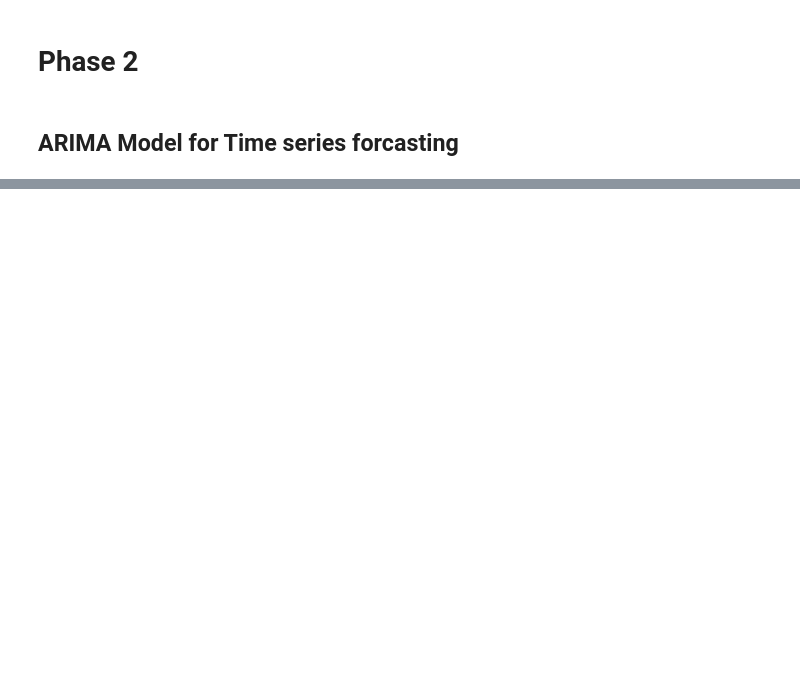
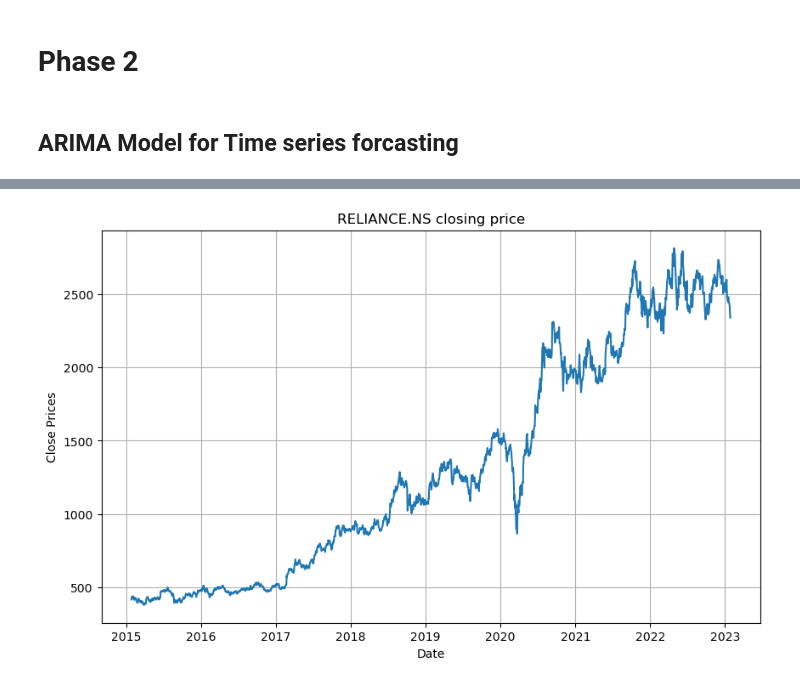
Before and after one commit to ashwinkey04/pred-backend, a Jupyter notebook: fyp_phase_1.ipynb, the cells around one changed output, grey strips where cells are left out. Drawn from its saved outputs; the diff is of its cells as text; code cells hidden in the pictures; blank space fills up the shorter version.

```diff
--- a/fyp_phase_1.ipynb
+++ b/fyp_phase_1.ipynb
@@ -135,8 +145,10 @@ pd.set_option('display.max_rows', 500)
+# %%
+# company symbol and name
+company_symbol="RELIANCE.NS"
+company_name="Reliance"
 # %%
-# company symbol and name
-company_symbol="RELIANCE.NS"
 
-#initialise today date
+#Initialise today date
 today = str(date.today())
 yesterday = str(date.today()- timedelta(days = 1))
 
@@ -147,23 +159,23 @@ news_inserted=False
 mediastack_api_token = "9f774391108184659c6eecd8dfdcd269"
 
 # input file paths
-stock_history_file_path='./input/reliance_stock_history.csv'
-news_file_path='./input/reliance_news.json'
-news_sentiment_file_path='./input/reliance_news_sentiment.csv'
+stock_history_file_path='./input/{}_stock_history.csv'.format(company_name)
+news_file_path='./input/{}_news.json'.format(company_name)
+news_sentiment_file_path='./input/{}_news_sentiment.csv'.format(company_name)
 
 # output file paths
-output_stock_history_file_path='./reliance_stock_history.csv'
-output_news_file_path='./reliance_news.json'
-output_news_sentiment_file_path='./reliance_news_sentiment.csv'
+output_stock_history_file_path='./{}_stock_history.csv'.format(company_name)
+output_news_file_path='./{}_news.json'.format(company_name)
+output_news_sentiment_file_path='./{}_news_sentiment.csv'.format(company_name)
 
 # parameters for mediastack api
-search_query='reliance'
+search_query=company_name
 conn = http.client.HTTPConnection('api.mediastack.com')
 params = urllib.parse.urlencode({
     'keywords': search_query,
     'access_key': mediastack_api_token,
     'sort': 'published_desc',
-    'limit': 10,
+    'limit': 100,
     'languages': 'en',
     'countries': 'in',
     })
@@ -316,3 +342,7 @@ from statsmodels.tsa.arima_model import ARIMA
 from pmdarima.arima import auto_arima
 from sklearn.metrics import mean_squared_error, mean_absolute_error
 import math
+# %%
+dateparse = lambda dates: pd.datetime.strptime(dates, '%Y-%m-%d')
+stock_data = pd.read_csv(output_stock_history_file_path,sep=',', index_col='Date', parse_dates=['Date'], date_parser=dateparse).fillna(0)
+stock_data.head(20)
@@ -318,0 +375,11 @@ import math
+# %%
+#Plot close price
+plt.figure(figsize=(10,6))
+plt.grid(True)
+plt.xlabel('Date')
+plt.ylabel('Close Prices')
+plt.plot(stock_data['Close'])
+plt.title('{} closing price'.format(company_symbol))
+plt.show()
+# %% [output]
+[figure, added]
```
Also changed, not shown: parts of 31 cells of this notebook.
